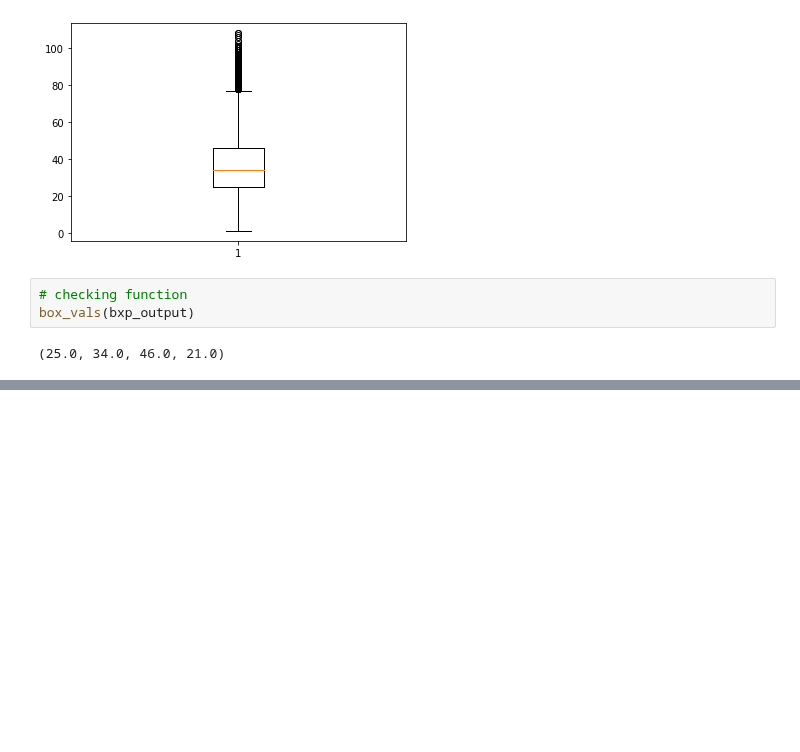
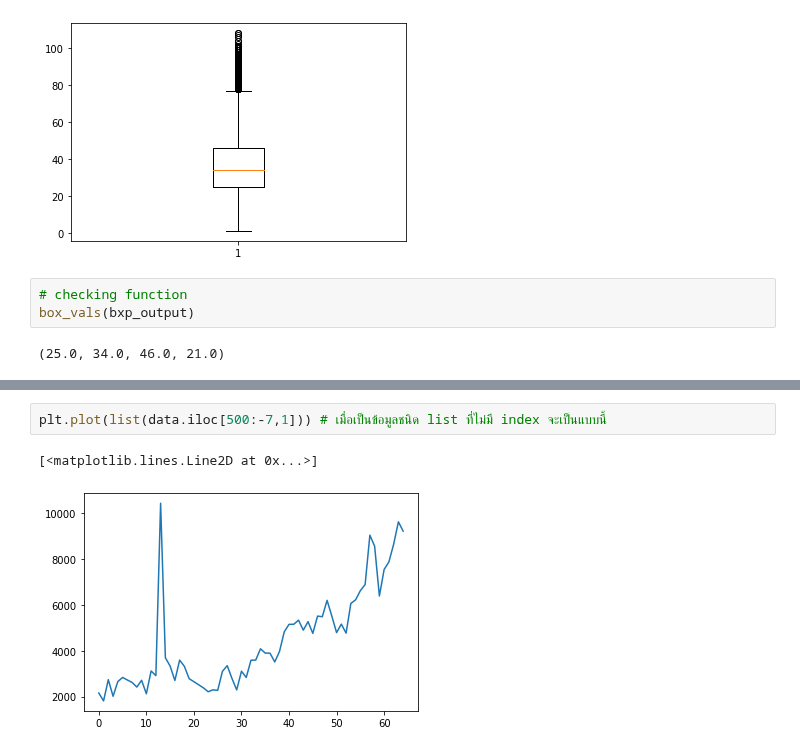
Before and after one commit to Peckkie/DPDM2021, a Jupyter notebook: Data102(Chapter2).ipynb, the cells around one changed output, grey strips where cells are left out. Cells and saved outputs as stored; diff of their text form; blank space fills up the shorter version.

```diff
--- a/Data102(Chapter2).ipynb
+++ b/Data102(Chapter2).ipynb
@@ -526,0 +535,5 @@ box_vals(bxp_output, vert = False)
+# %%
+plt.plot(list(data.iloc[500:-7,1])) # เมื่อเป็นข้อมูลชนิด list ที่ไม่มี index จะเป็นแบบนี้
+# %% [output]
+[<matplotlib.lines.Line2D at 0x...>]
+[figure, added]
```
Also changed, not shown: parts of 15 cells of this notebook.
